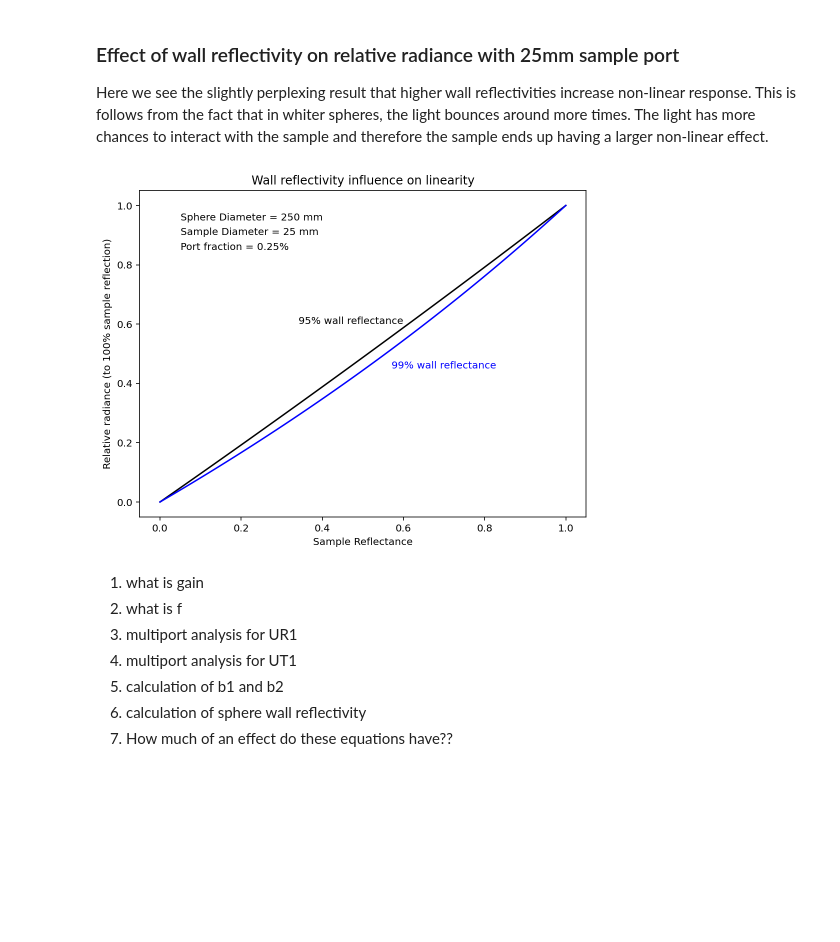
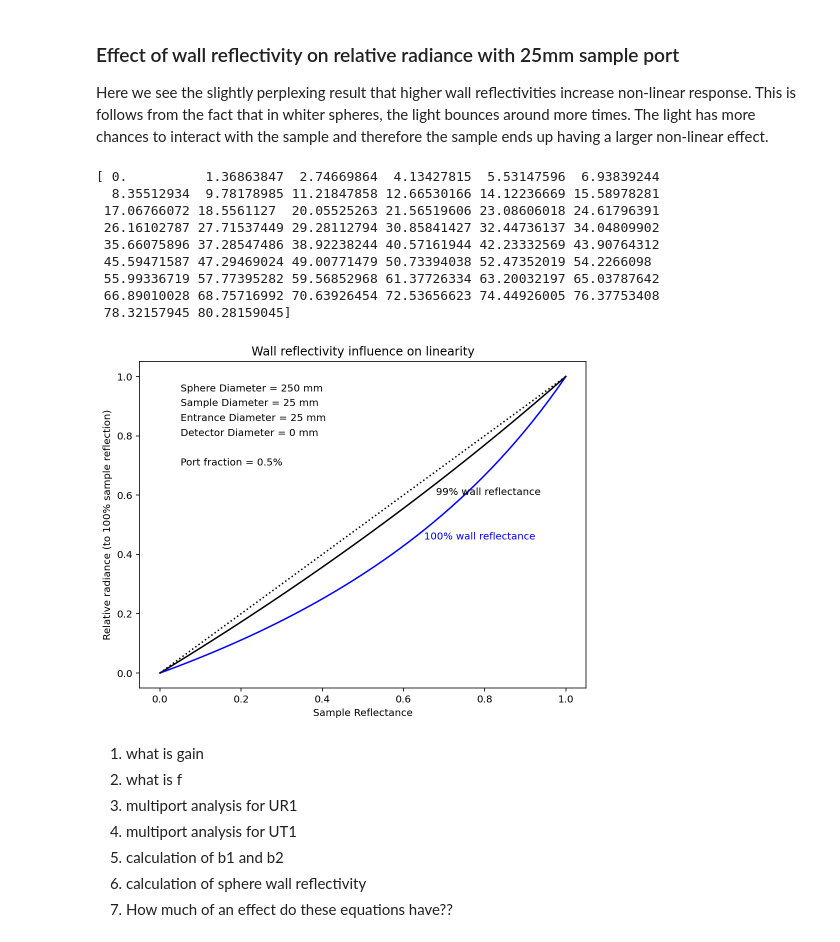
Before and after one commit to scottprahl/iadpython, a Jupyter notebook: docs/sphere-single.ipynb, the cells around one changed output. Drawn from its saved outputs; the diff is of its cells as text; code cells hidden in the pictures; blank space fills up the shorter version.

Commit message:
validating one-sphere calcs

```diff
--- a/docs/sphere-single.ipynb
+++ b/docs/sphere-single.ipynb
@@ -141,30 +141,46 @@ plt.show()
 Here we see the slightly perplexing result that higher wall reflectivities increase non-linear response.  This is follows from the fact that in whiter spheres, the light bounces around more times.  The light has more chances to interact with the sample and therefore the sample ends up having a larger non-linear effect.
 # %%
 r_sample = np.linspace(0.0,1,50)
-s = iadpython.sphere.Sphere(250, 25)
+s = iadpython.sphere.Sphere(250, 25, d_entrance=25)
 
 plt.figure(figsize=(8,6))
 
-r_wall=0.95
-M = s.multiplier(UR1=r_sample, URU=r_sample, r_wall=r_wall)
-plt.plot(r_sample, M/np.max(M), color='black')
-plt.text(0.6,0.60,'%g%% wall reflectance'%(100*r_wall), color='black', ha='right')
-
 r_wall=0.99
 M = s.multiplier(UR1=r_sample, URU=r_sample, r_wall=r_wall)
+
+M100 = M[-1]
+plt.plot(r_sample, M/M100, color='black')
+plt.text(0.68,0.60,'%g%% wall reflectance'%(100*r_wall), color='black', ha='left')
+
+r_wall=1.00
+M = s.multiplier(UR1=r_sample, URU=r_sample, r_wall=r_wall)
 plt.plot(r_sample, M/np.max(M), color='blue')
-plt.text(0.57,0.45,'%g%% wall reflectance'%(100*r_wall), color='blue', ha='left')
+plt.text(0.65,0.45,'%g%% wall reflectance'%(100*r_wall), color='blue', ha='left')
 
+plt.plot([0,1],[0,1],':k')
 plt.xlabel('Sample Reflectance')
 plt.ylabel('Relative radiance (to 100% sample reflection)')
 plt.title('Wall reflectivity influence on linearity')
 plt.text(0.05,0.95,"Sphere Diameter = %g mm"%s.d_sphere)
 plt.text(0.05,0.90,"Sample Diameter = %g mm"%(s.d_sample))
-plt.text(0.05,0.85,"Port fraction = %.2g%%"%(100-100*s.a_wall))
+plt.text(0.05,0.85,"Entrance Diameter = %g mm"%(s.d_entrance))
+plt.text(0.05,0.80,"Detector Diameter = %g mm"%(s.d_detector))
+
+
+plt.text(0.05,0.70,"Port fraction = %.2g%%"%(100-100*s.a_wall))
 
 plt.show()
 # %% [output]
+[ 0.          1.36863847  2.74669864  4.13427815  5.53147596  6.93839244
+  8.35512934  9.78178985 11.21847858 12.66530166 14.12236669 15.58978281
+ 17.06766072 18.5561127  20.05525263 21.56519606 23.08606018 24.61796391
+ 26.16102787 27.71537449 29.28112794 30.85841427 32.44736137 34.04809902
+ 35.66075896 37.28547486 38.92238244 40.57161944 42.23332569 43.90764312
+ 45.59471587 47.29469024 49.00771479 50.73394038 52.47352019 54.2266098
+ 55.99336719 57.77395282 59.56852968 61.37726334 63.20032197 65.03787642
+ 66.89010028 68.75716992 70.63926454 72.53656623 74.44926005 76.37753408
+ 78.32157945 80.28159045]
-[figure, old version]
+[figure, new version]
 # %% [markdown]
 1. what is gain
 2. what is f
```
Also changed, not shown: 3 other files.
